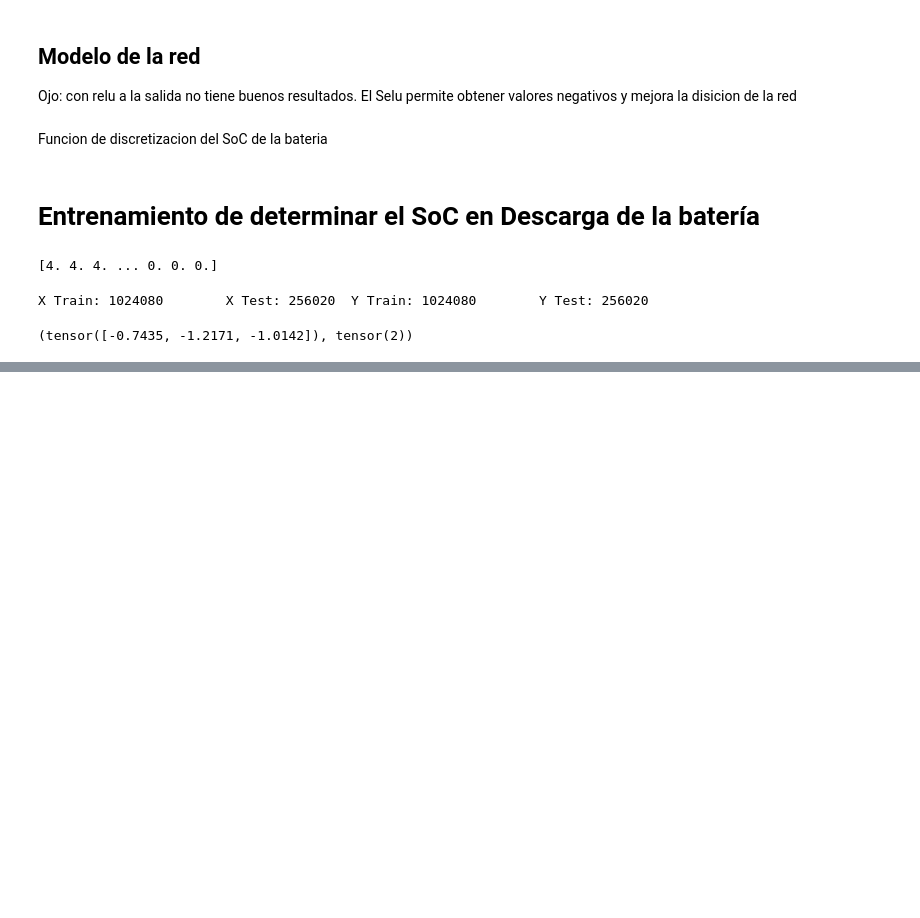
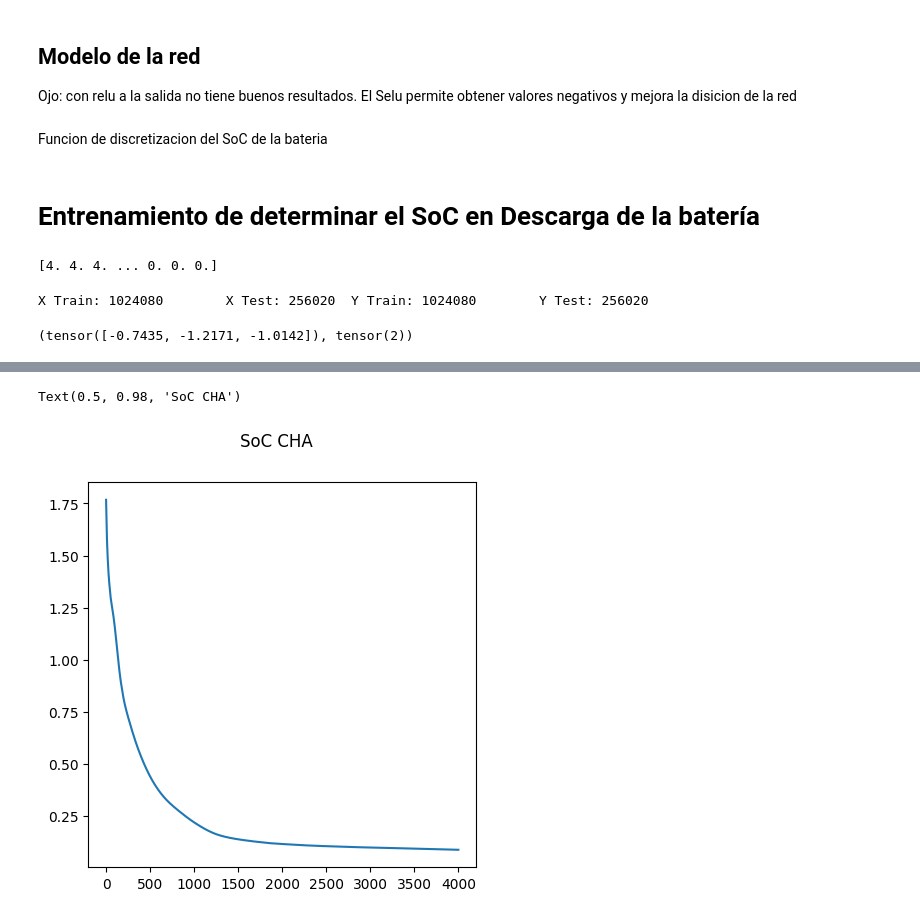
Before and after one commit to josueisaihs/PytorchTutorial, a Jupyter notebook: baterySoC.ipynb, the cells around one changed output, grey strips where cells are left out. Cells and saved outputs as stored; diff of their text form; code cells hidden in the pictures; blank space fills up the shorter version.

```diff
--- a/baterySoC.ipynb
+++ b/baterySoC.ipynb
@@ -370,3 +399,3 @@ print(data_cha_y)
 # %%
-x_train, x_test, y_train, y_test = train_test_split(data_dch_x, data_dch_y, test_size=.2, random_state=51)
+x_train, x_test, y_train, y_test = train_test_split(data_cha_x, data_cha_y, test_size=.2, random_state=51)
 print(f'X Train: {x_train.shape[0]}\tX Test: {x_test.shape[0]}\tY Train: {y_train.shape[0]}\tY Test: {y_test.shape[0]}')
@@ -373,6 +404,6 @@ print(f'X Train: {x_train.shape[0]}\tX Test: {x_test.shape[0]}\tY Train: {y_trai
 # %%
 n_inputs = x_train.shape[1]
-n_outputs = 4
+n_outputs = qty_outputs
 # %%
 t_x_train = torch.FloatTensor(x_train)
 t_x_test = torch.FloatTensor(x_test)
@@ -385,7 +418,7 @@ print(test[0])
 %%time
 
 learning_rate = 1e-3
-epochs = 2000
+epochs = 4000
 status_print = 100
 
 model = Model(n_inputs, 25, 30, 25, n_outputs)
@@ -431,7 +500,10 @@ print(f'Correct {correct}/{len(t_x_test)} {round(100*correct/len(t_x_test), 2)}%
 # %%
 plt.figure(figsize=(5, 5))
 plt.plot(history["Epoch"], history["Loss"], label='Loss')
-plt.subtitle('SoC CHA')
+plt.suptitle('SoC CHA')
+# %% [output]
+Text(0.5, 0.98, 'SoC CHA')
+[figure, added]
 # %%
 # Save in google drive
 from google.colab import drive
```
Also changed, not shown: parts of 19 cells of this notebook.
